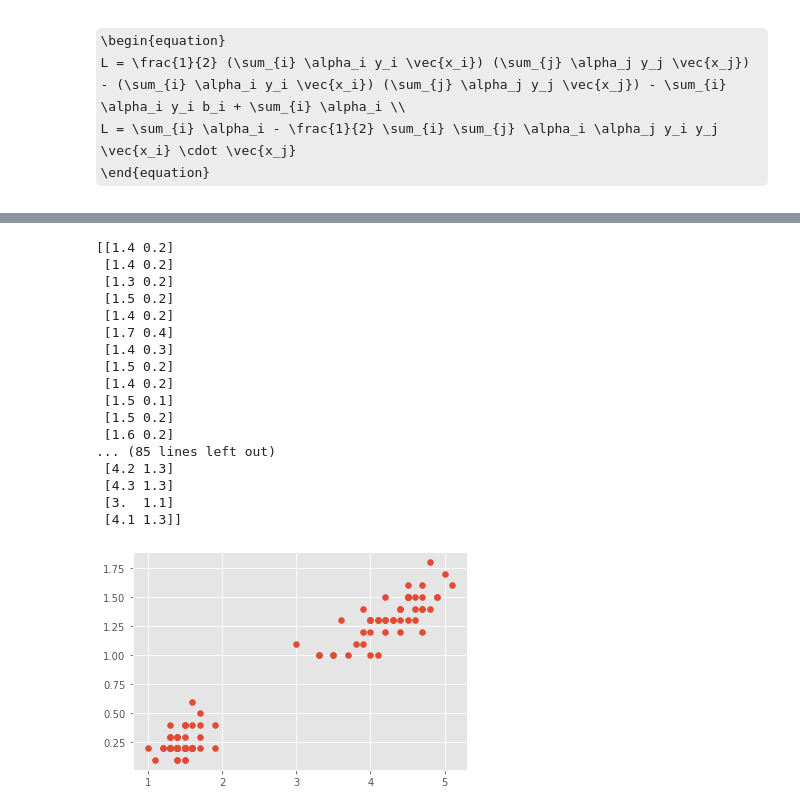
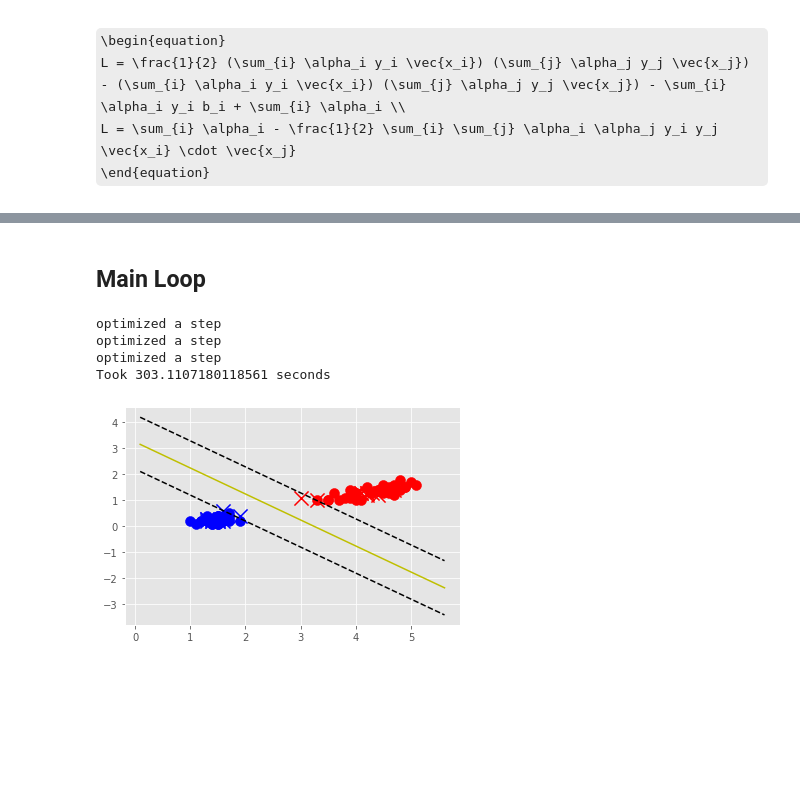
Before and after one commit to weiluntang89/ComputationalPhysics300, a Jupyter notebook: Projects/Machine Learning Project .ipynb, the cells around one changed output, grey strips where cells are left out. Saved outputs shown, nothing was run; the diff lists cells and outputs as text; code cells hidden in the pictures; some formulas as TeX source; blank space fills up the shorter version.

```diff
--- a/Projects/Machine Learning Project .ipynb
+++ b/Projects/Machine Learning Project .ipynb
@@ -342,49 +337,30 @@ optimized a step
-# %%
-from sklearn.datasets import load_iris
-dataset = load_iris()
-X = dataset.data
-Y = dataset.target
-#print(dataset.feature_names)
-#print(X[:100,2])
-#print(len(X[:100,2]))
-#print(X[:100,3])
-plt.scatter(X[:100,2], X[:100,3])
-
-#print(np.asarray(X[:100,2]))
-#print(np.asarray(X[:100,3]))
-#print(np.array([1,0]))
-
-#{-1:np.array([[1.4,1.4, 1.3, 1.5, 1.4, 1.7, 1.4, 1.5, 1.4, 1.5, 1.5, 1.6, 1.4, 1.1, 1.2, 1.5, 1.3, 1.4,
-# 1.7, 1.5, 1.7, 1.5, 1.,  1.7, 1.9, 1.6, 1.6, 1.5, 1.4, 1.6, 1.6, 1.5, 1.5, 1.4, 1.5, 1.2,
-# 1.3, 1.4, 1.3, 1.5, 1.3, 1.3, 1.3, 1.6, 1.9, 1.4, 1.6, 1.4, 1.5, 1.4, 4.7, 4.5, 4.9, 4.,
-# 4.6, 4.5, 4.7, 3.3, 4.6, 3.9, 3.5, 4.2, 4.,  4.7, 3.6, 4.4, 4.5, 4.1, 4.5, 3.9, 4.8, 4.,
-# 4.9, 4.7, 4.3, 4.4, 4.8, 5.,  4.5, 3.5, 3.8, 3.7, 3.9, 5.1, 4.5, 4.5, 4.7, 4.4, 4.1, 4.,
-# 4.4, 4.6, 4.,  3.3, 4.2, 4.2, 4.2, 4.3, 3.,  4.1]]),1:np.array([[0.2, 0.2, 0.2, 0.2, 0.2, 0.4, 0.3, 0.2, 0.2, 0.1, 0.2, 0.2, 0.1, 0.1, 0.2, 0.4, 0.4, 0.3,
-# 0.3, 0.3, 0.2, 0.4, 0.2, 0.5, 0.2, 0.2, 0.4, 0.2, 0.2, 0.2, 0.2, 0.4, 0.1, 0.2, 0.2, 0.2,
-# 0.2, 0.1, 0.2, 0.2, 0.3, 0.3, 0.2, 0.6, 0.4, 0.3, 0.2, 0.2, 0.2, 0.2, 1.4, 1.5, 1.5, 1.3,
-# 1.5, 1.3, 1.6, 1.,  1.3, 1.4, 1.,  1.5, 1.,  1.4, 1.3, 1.4, 1.5, 1.,  1.5, 1.1, 1.8, 1.3,
-# 1.5, 1.2, 1.3, 1.4, 1.4, 1.7, 1.5, 1.,  1.1, 1.,  1.2, 1.6, 1.5, 1.6, 1.5, 1.3, 1.3, 1.3,
-# 1.2, 1.4, 1.2, 1.,  1.3, 1.2, 1.3, 1.3, 1.1, 1.3]])}
-combined = np.vstack((X[:100,2], X[:100,3])).T
-print(combined[0:50])
-print(len(combined[0:50]))
-print(combined[50:100])
-# %% [output]
-[[1.4 0.2]
- [1.4 0.2]
- [1.3 0.2]
- [1.5 0.2]
- [1.4 0.2]
- [1.7 0.4]
- [1.4 0.3]
- [1.5 0.2]
- [1.4 0.2]
- [1.5 0.1]
- [1.5 0.2]
- [1.6 0.2]
-... (85 lines left out)
- [4.2 1.3]
- [4.3 1.3]
- [3.  1.1]
- [4.1 1.3]]
-[figure, removed]
+# %% [markdown]
+## Main Loop
+# %%
+t0 = time.time()  #initial time
+
+#Load iris data. Only use two attributes in this code.
+dataset = load_iris()
+X = dataset.data
+Y = dataset.target
+combined = np.vstack((X[:100,2], X[:100,3])).T        #This is a 100x2 array
+
+data_dict = {-1:combined[0:38],1:combined[50:87]}
+
+svm = SVM() # Linear Kernel
+svm.fit(data=data_dict)
+svm.visualize()
+
+for i in range(39,51):
+    svm.predict(combined[i])
+for j in range(88,100):
+    svm.predict(combined[j])
+
+t1 = time.time()                #Final time
+print(f"Took {t1-t0} seconds")  #Show how many seconds it takes to run this program
+# %% [output]
+optimized a step
+optimized a step
+optimized a step
+Took 303.1107180118561 seconds
+[figure, added]
```
Also changed, not shown: parts of 20 cells of this notebook.
